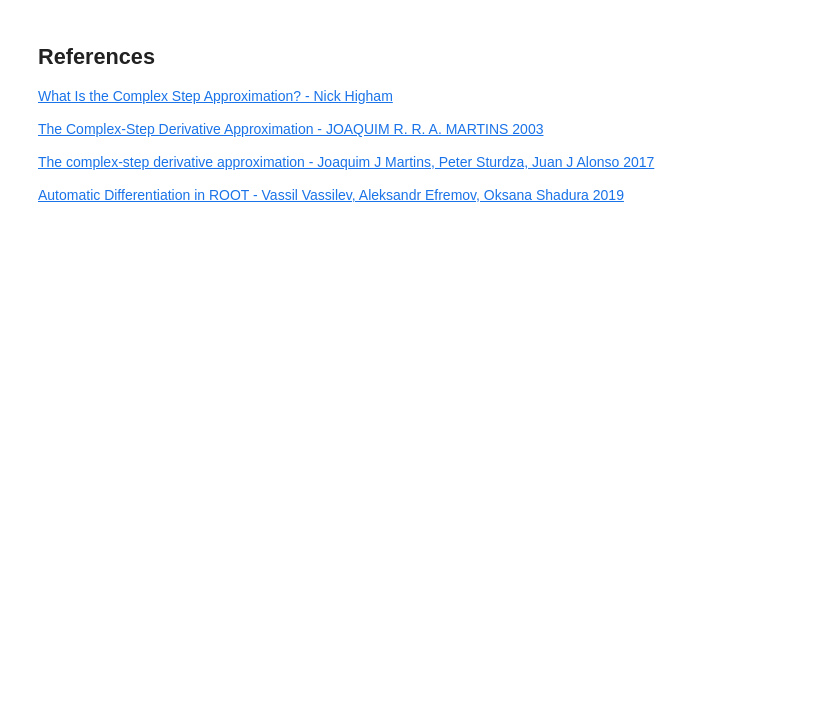
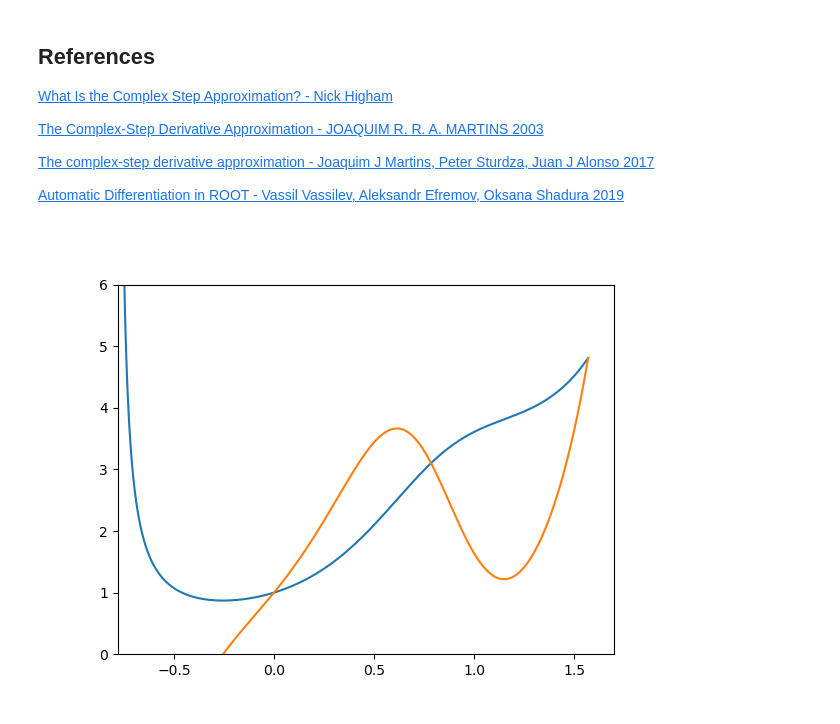
Before and after one commit to frhack/clad-1, a Jupyter notebook: demos/Jupyter/derivative_approximation.ipynb, the cells around one changed output. Cells and saved outputs as stored; diff of their text form; code cells hidden in the pictures; blank space fills up the shorter version.

```diff
--- a/demos/Jupyter/derivative_approximation.ipynb
+++ b/demos/Jupyter/derivative_approximation.ipynb
@@ -160,27 +162,29 @@ auto fn_dx = clad::differentiate(function_fn, "x");
 # %%
 
     std::vector<float> x;
     std::vector<float> y;
     std::vector<float> y1;
-    double pi;
-    double a;
-    double b;
+    long double pi;
+    long double a;
+    long double b;
     int N;
     N = 1000;
     pi =  2 * asin(1);
     a = - pi/4;
     b = pi / 2;
     for (float j = a; j <= b; j += (b-a)/N) {
         x.push_back(j);
         y.push_back(function_fn(j));
         y1.push_back(fn_dx.execute(j));
     }
 
 plt::plot(x, y);
 plt::plot(x, y1);
 plt::ylim(0, 6);
 plt::xlim(-0.78, 1.7);
 plt::save("../../test/test3.png");
 auto img = im::image("../../test/test3.png");
 img
+# %% [output]
+[figure, added]
 # %%
```
Also changed, not shown: parts of 32 cells of this notebook.
